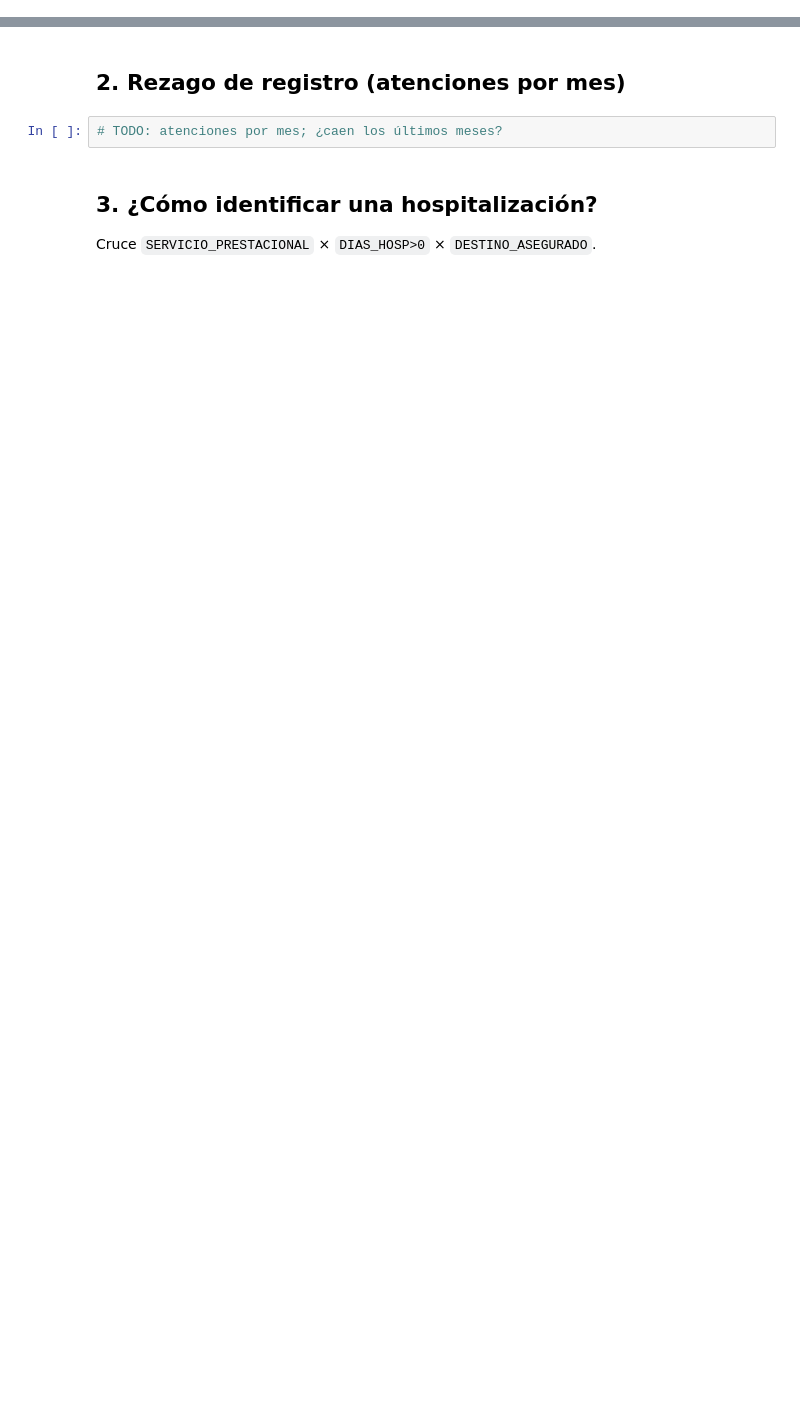
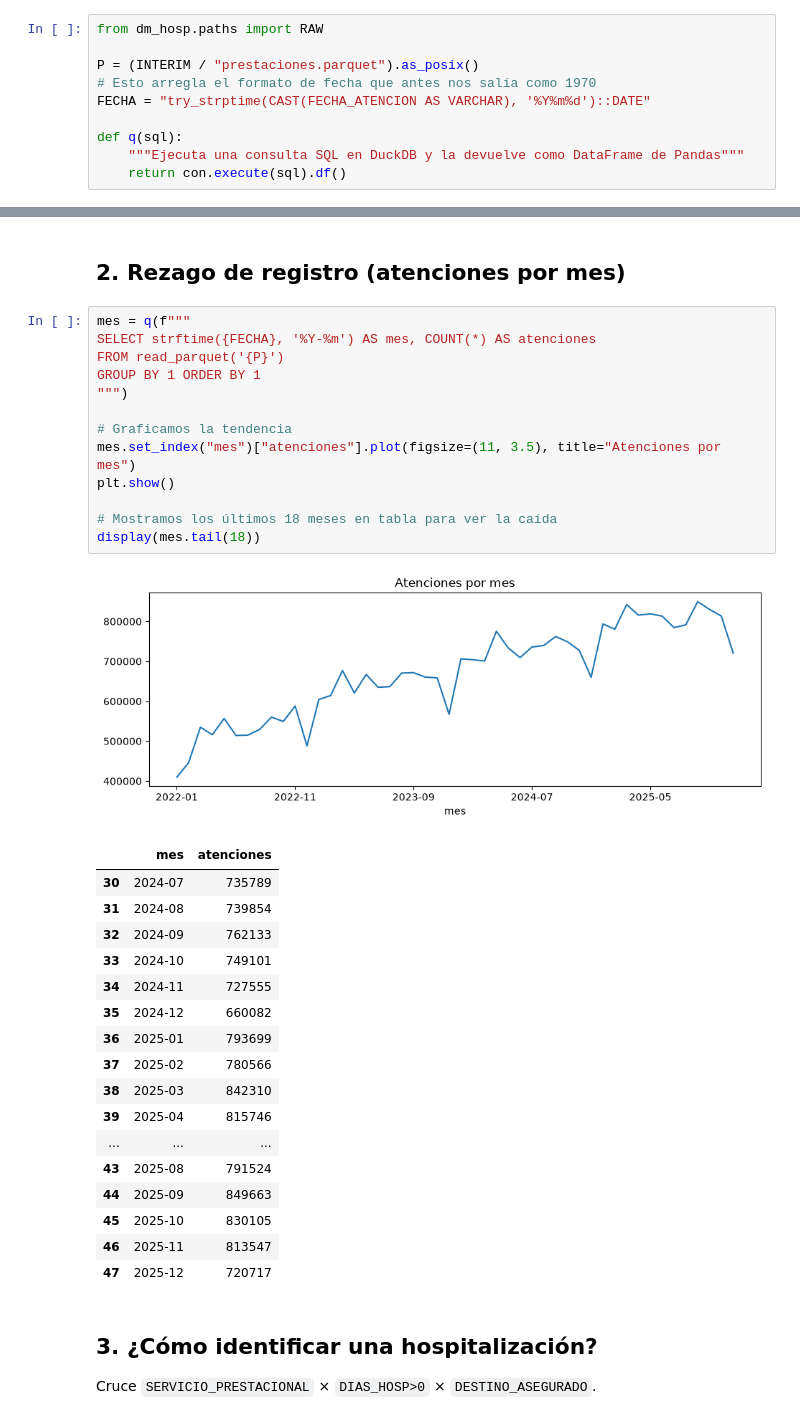
Before and after one commit to ramendez-fe/dm-hospitalizacion-sis, a Jupyter notebook: notebooks/00_verificaciones.ipynb, the cells around one changed output, grey strips where cells are left out. Saved outputs shown, nothing was run; the diff lists cells and outputs as text; blank space fills up the shorter version.

```diff
--- a/notebooks/00_verificaciones.ipynb
+++ b/notebooks/00_verificaciones.ipynb
@@ -22,2 +24,12 @@ con.execute(f"PRAGMA memory_limit='{cfg['datos']['memoria_duckdb']}'")
+# %%
+from dm_hosp.paths import RAW
+
+P = (INTERIM / "prestaciones.parquet").as_posix()
+# Esto arregla el formato de fecha que antes nos salía como 1970
+FECHA = "try_strptime(CAST(FECHA_ATENCION AS VARCHAR), '%Y%m%d')::DATE"
+
+def q(sql):
+    """Ejecuta una consulta SQL en DuckDB y la devuelve como DataFrame de Pandas"""
+    return con.execute(sql).df()
 # %% [markdown]
 ## 1. Tamaño, pacientes y rango de fechas
@@ -27,7 +50,37 @@ P = INTERIM / 'prestaciones.parquet'
 # %% [markdown]
 ## 2. Rezago de registro (atenciones por mes)
-# %%
-# TODO: atenciones por mes; ¿caen los últimos meses?
+# %%
+mes = q(f"""
+SELECT strftime({FECHA}, '%Y-%m') AS mes, COUNT(*) AS atenciones
+FROM read_parquet('{P}')
+GROUP BY 1 ORDER BY 1
+""")
+
+# Graficamos la tendencia
+mes.set_index("mes")["atenciones"].plot(figsize=(11, 3.5), title="Atenciones por mes")
+plt.show()
+
+# Mostramos los últimos 18 meses en tabla para ver la caída
+display(mes.tail(18))
+# %% [output]
+[figure, added]
+|  | mes | atenciones |
+| 30 | 2024-07 | 735789 |
+| 31 | 2024-08 | 739854 |
+| 32 | 2024-09 | 762133 |
+| 33 | 2024-10 | 749101 |
+| 34 | 2024-11 | 727555 |
+| 35 | 2024-12 | 660082 |
+| 36 | 2025-01 | 793699 |
+| 37 | 2025-02 | 780566 |
+| 38 | 2025-03 | 842310 |
+| 39 | 2025-04 | 815746 |
+| ... | ... | ... |
+| 43 | 2025-08 | 791524 |
+| 44 | 2025-09 | 849663 |
+| 45 | 2025-10 | 830105 |
+| 46 | 2025-11 | 813547 |
+| 47 | 2025-12 | 720717 |
 # %% [markdown]
 ## 3. ¿Cómo identificar una hospitalización?
 Cruce `SERVICIO_PRESTACIONAL` × `DIAS_HOSP>0` × `DESTINO_ASEGURADO`.
```
Also changed, not shown: parts of 11 cells of this notebook.
